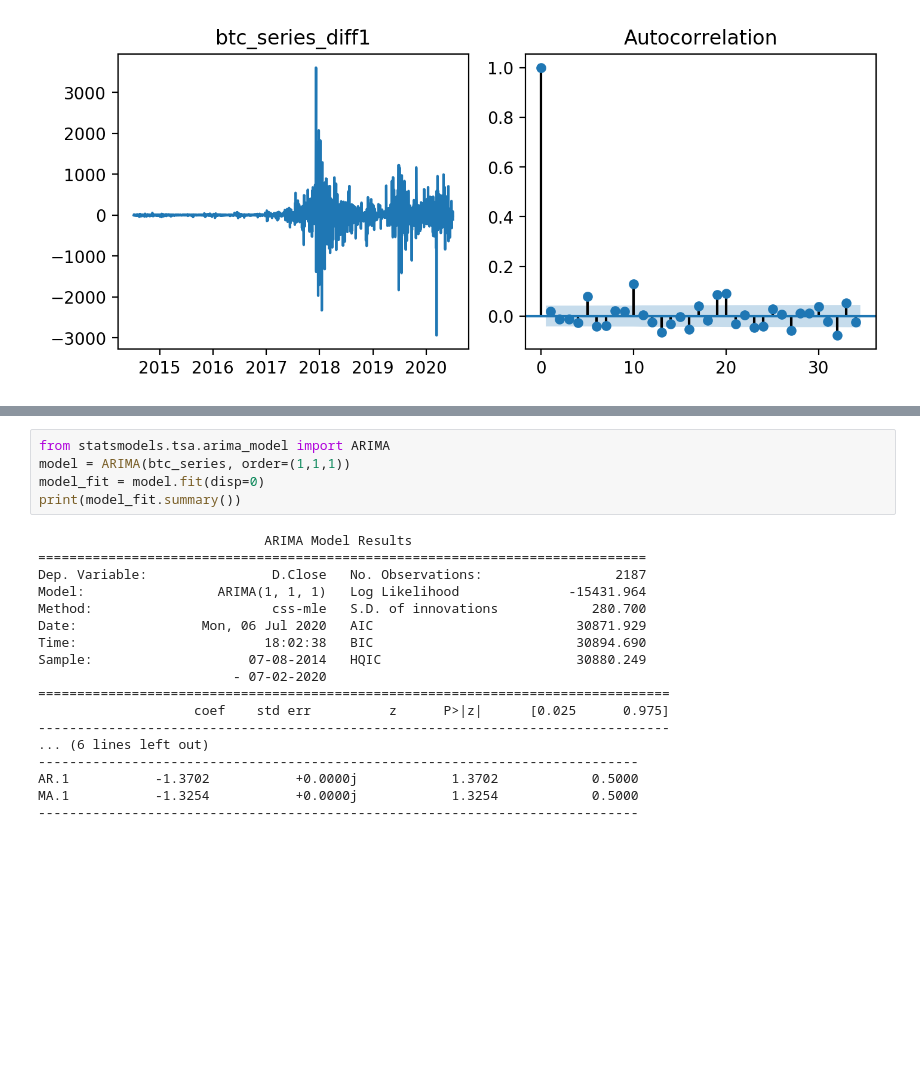
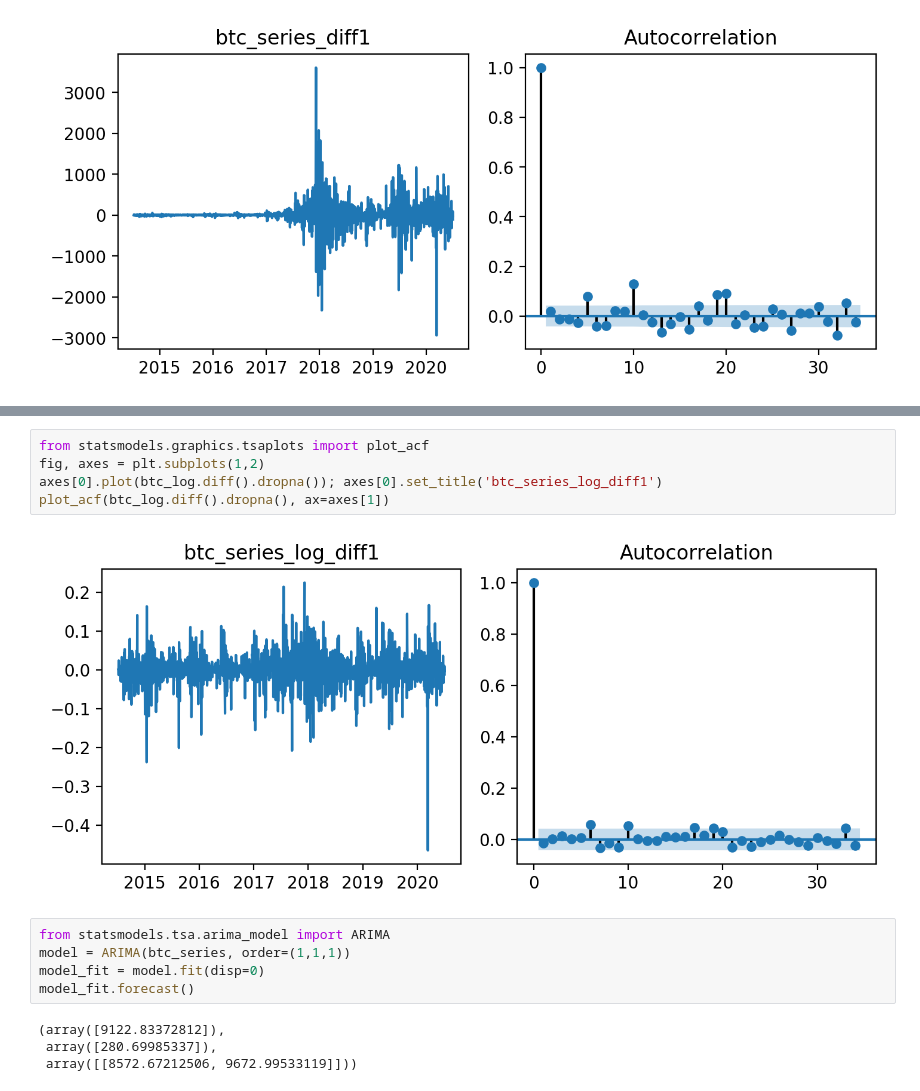
Before and after one commit to jochenmadler/BA_TimeSeriesAnalysis, a Jupyter notebook: ARIMA.ipynb, the cells around one changed output, grey strips where cells are left out. Cells and saved outputs as stored; diff of their text form; blank space fills up the shorter version.

Commit message:
06 starting with ARIMA parameter grid search (tbd)

```diff
--- a/ARIMA.ipynb
+++ b/ARIMA.ipynb
@@ -58,23 +82,16 @@ plot_acf(btc_series.diff().dropna(), ax=axes[1])
+# %%
+from statsmodels.graphics.tsaplots import plot_acf
+fig, axes = plt.subplots(1,2)
+axes[0].plot(btc_log.diff().dropna()); axes[0].set_title('btc_series_log_diff1')
+plot_acf(btc_log.diff().dropna(), ax=axes[1])
+# %% [output]
+[figure, added]
 # %%
 from statsmodels.tsa.arima_model import ARIMA
 model = ARIMA(btc_series, order=(1,1,1))
 model_fit = model.fit(disp=0)
-print(model_fit.summary())
+model_fit.forecast()
 # %% [output]
-                             ARIMA Model Results
-==============================================================================
-Dep. Variable:                D.Close   No. Observations:                 2187
-Model:                 ARIMA(1, 1, 1)   Log Likelihood              -15431.964
-Method:                       css-mle   S.D. of innovations            280.700
-Date:                Mon, 06 Jul 2020   AIC                          30871.929
-Time:                        18:02:38   BIC                          30894.690
-Sample:                    07-08-2014   HQIC                         30880.249
-                         - 07-02-2020
-=================================================================================
-                    coef    std err          z      P>|z|      [0.025      0.975]
----------------------------------------------------------------------------------
-... (6 lines left out)
------------------------------------------------------------------------------
-AR.1           -1.3702           +0.0000j            1.3702            0.5000
-MA.1           -1.3254           +0.0000j            1.3254            0.5000
------------------------------------------------------------------------------
+(array([9122.83372812]),
+ array([280.69985337]),
+ array([[8572.67212506, 9672.99533119]]))
```
Also changed, not shown: parts of 3 cells of this notebook.
